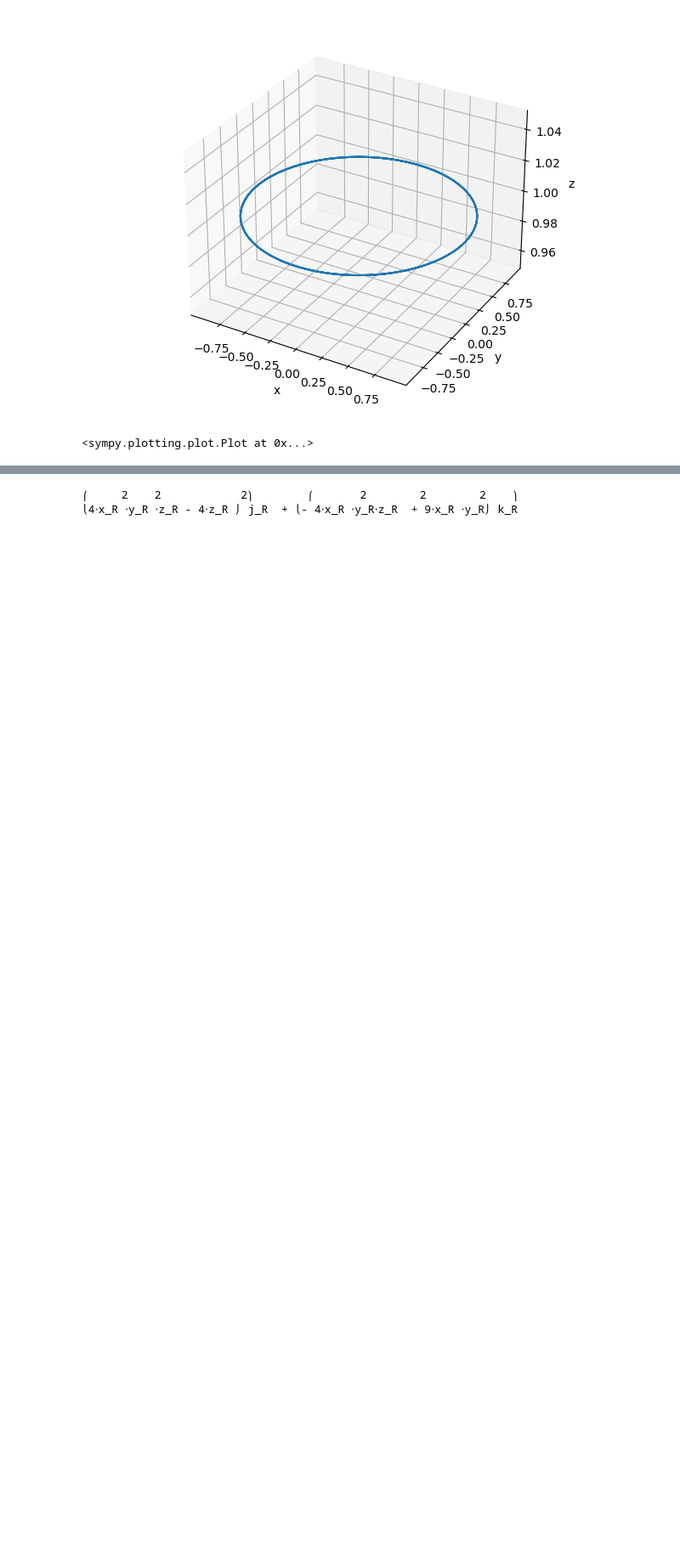
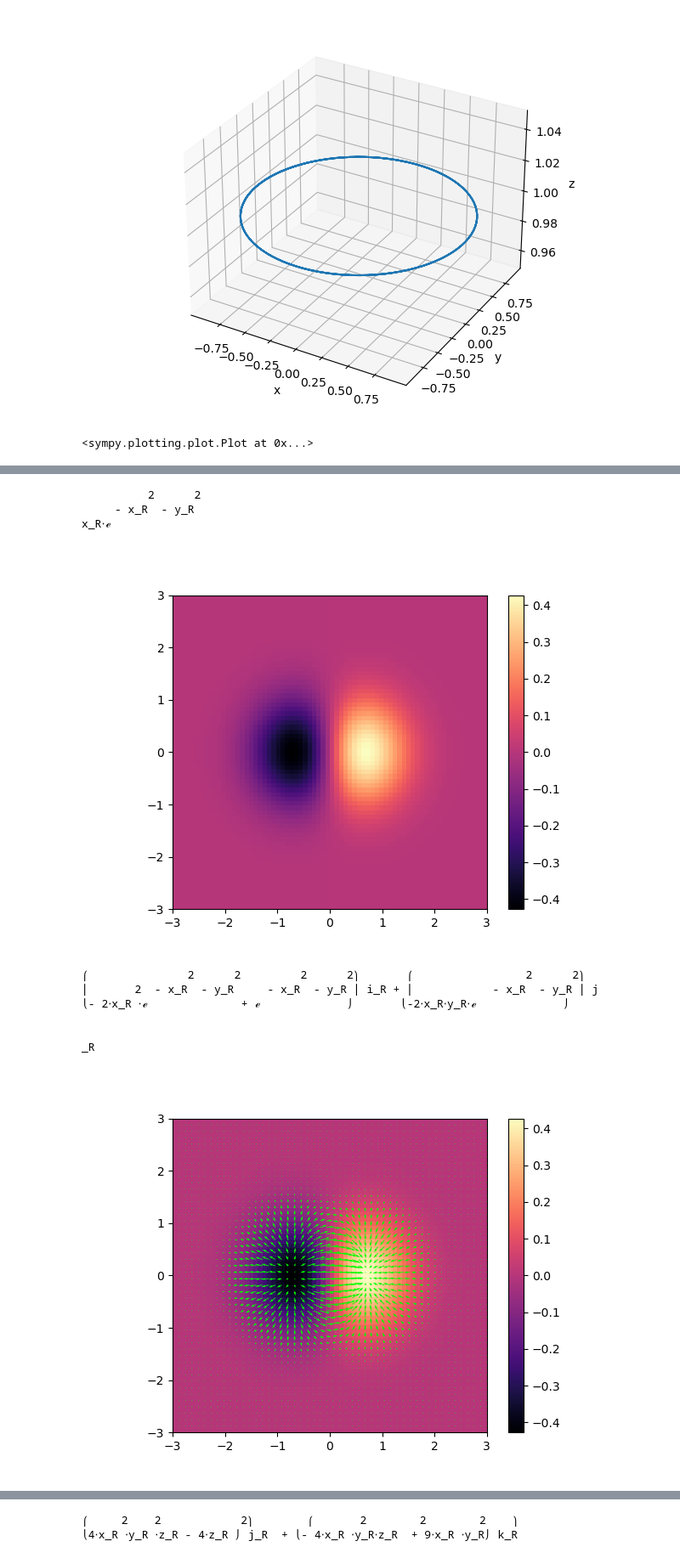
Before and after one commit to QuMCoding/QM-Book-Source, a Jupyter notebook: vector.ipynb, the cells around one changed output, grey strips where cells are left out. Shown at 85% size. Cells and saved outputs as stored; diff of their text form; code cells hidden in the pictures; blank space fills up the shorter version.

```diff
--- a/vector.ipynb
+++ b/vector.ipynb
@@ -166,3 +116,54 @@ _R
+# %%
+# 什麼是梯度, Del() 的使用
+
+R = CoordSys3D("R")  # 建立實數平面
+
+f = R.x * exp(-(R.x ** 2 + R.y ** 2))  # 定義f(x, y)
+pprint(f)  # 輸出f
+
+R4B = 70  # 每行要計算幾個
+P = np.zeros((R4B, R4B))  # 建立70x70畫布
+
+X4B, Y4B = np.mgrid[-3:3:R4B * 1j, -3:3:R4B * 1j]  # 在-3~3之間平分R4B個
+for i, v in np.ndenumerate(X4B):
+    now = f.subs({R.x: v, R.y: Y4B[i]})  # x, y 代入
+    P[i[1], i[0]] = now  # 畫上去
+
+plt.clf()  # 清空plt
+extent=[-3, 3, -3, 3]  # 設定邊界
+plt.imshow(P, extent=extent, cmap="magma")  # 畫到給使用者看的地方
+plt.colorbar()  # 色度條
+plt.show()  # 給使用者看
+
+delop = Del()  # del operator, 相當於∇
+g = delop.gradient(f, doit=True)  # 梯度
+pprint(g)  # 輸出g
+
+R4Q = 50  # 每行要計算幾個
+X4Q, Y4Q = np.mgrid[-3:3:R4Q * 1j, -3:3:R4Q * 1j]  # 計算所有起點
+# 以起點計算終點
+X4QV, Y4QV = np.copy(X4Q), np.copy(Y4Q)
+for i, v in np.ndenumerate(X4Q):
+    now = g.subs({R.x: v, R.y: Y4Q[i]})  # x, y 代入
+    now = now.to_matrix(R)  # 將向量函數轉換為矩陣
+    X4QV[i], Y4QV[i], _ = now  # 將終點放上去
+
+plt.quiver(X4Q, Y4Q, X4QV, Y4QV, color="lime",
+           angles="xy", scale_units="xy", scale=3)  # 畫出箭頭
+
+plt.show()  # 給使用者看
+# %% [output]
+          2      2
+     - x_R  - y_R
+x_R⋅ℯ
+[figure, added]
+⎛               2      2         2      2⎞       ⎛                 2      2⎞
+⎜       2  - x_R  - y_R     - x_R  - y_R ⎟ i_R + ⎜            - x_R  - y_R ⎟ j
+⎝- 2⋅x_R ⋅ℯ              + ℯ             ⎠       ⎝-2⋅x_R⋅y_R⋅ℯ             ⎠
+
+
+_R
+[figure, added]
 # %%
 # 梯度, 直接用gradient()
 R = CoordSys3D("R")
```
Also changed, not shown: parts of 4 cells of this notebook.
